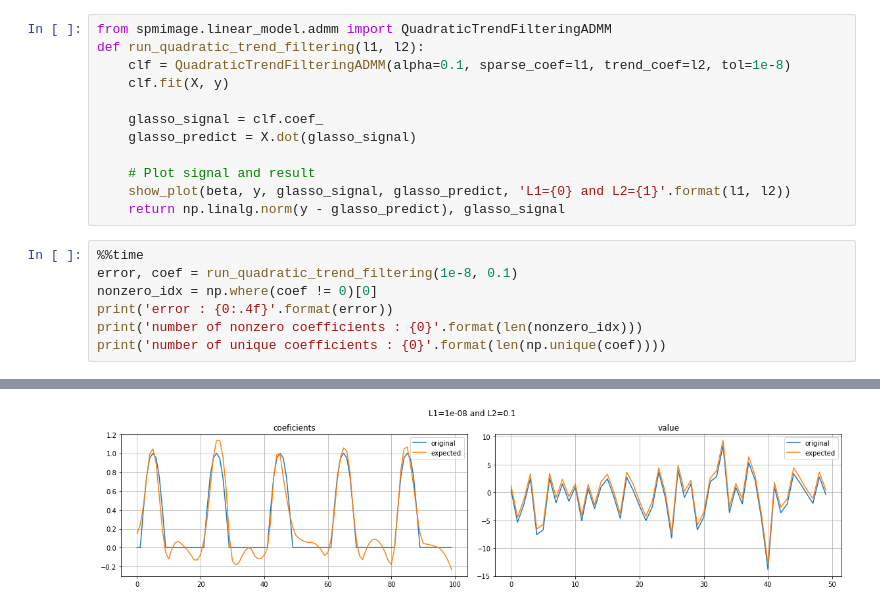
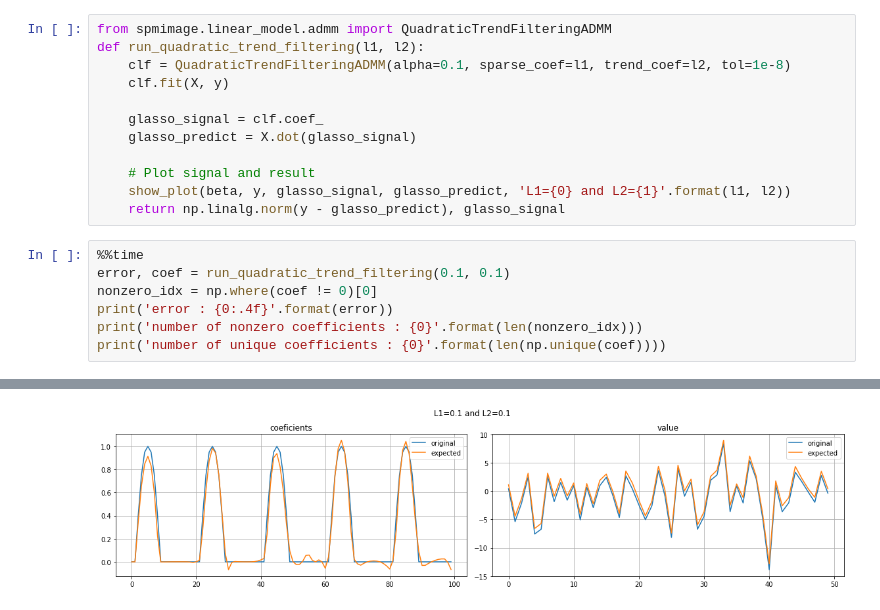
Before and after one commit to hacarus/spm-image, a Jupyter notebook: examples/generalized_lasso.ipynb, the cells around one changed output, grey strips where cells are left out. Drawn from its saved outputs; the diff is of its cells as text.

```diff
--- a/examples/generalized_lasso.ipynb
+++ b/examples/generalized_lasso.ipynb
@@ -264,7 +291,7 @@ def run_quadratic_trend_filtering(l1, l2):
     return np.linalg.norm(y - glasso_predict), glasso_signal
 # %%
 %%time
-error, coef = run_quadratic_trend_filtering(1e-8, 0.1)
+error, coef = run_quadratic_trend_filtering(0.1, 0.1)
 nonzero_idx = np.where(coef != 0)[0]
 print('error : {0:.4f}'.format(error))
 print('number of nonzero coefficients : {0}'.format(len(nonzero_idx)))
@@ -278 +305 @@ Wall time: 198 ms
-[figure, old version]
+[figure, new version]
```
Also changed, not shown: parts of 8 cells of this notebook, 1 other file.
